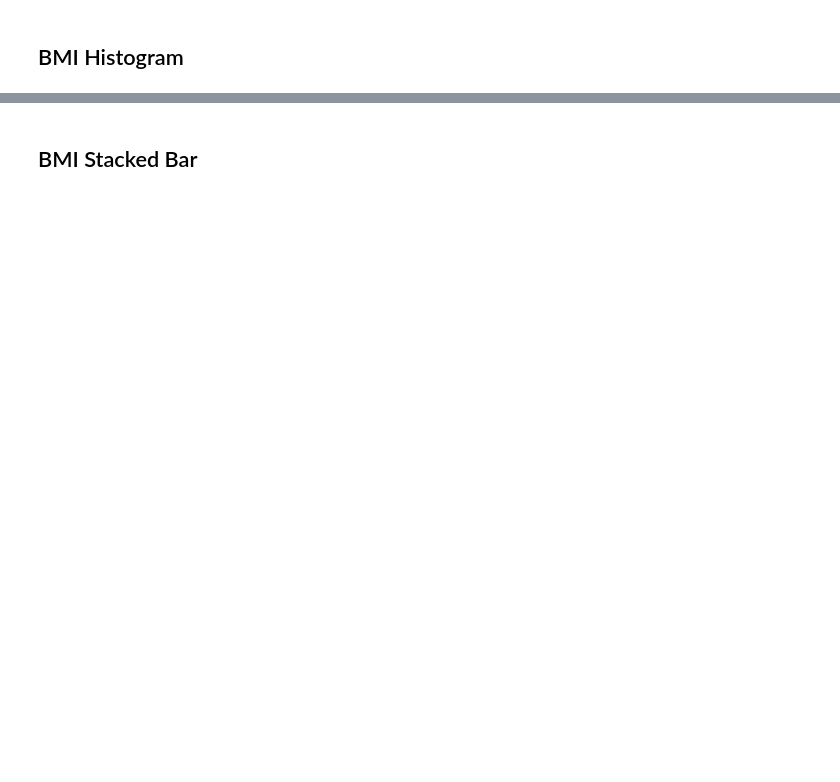
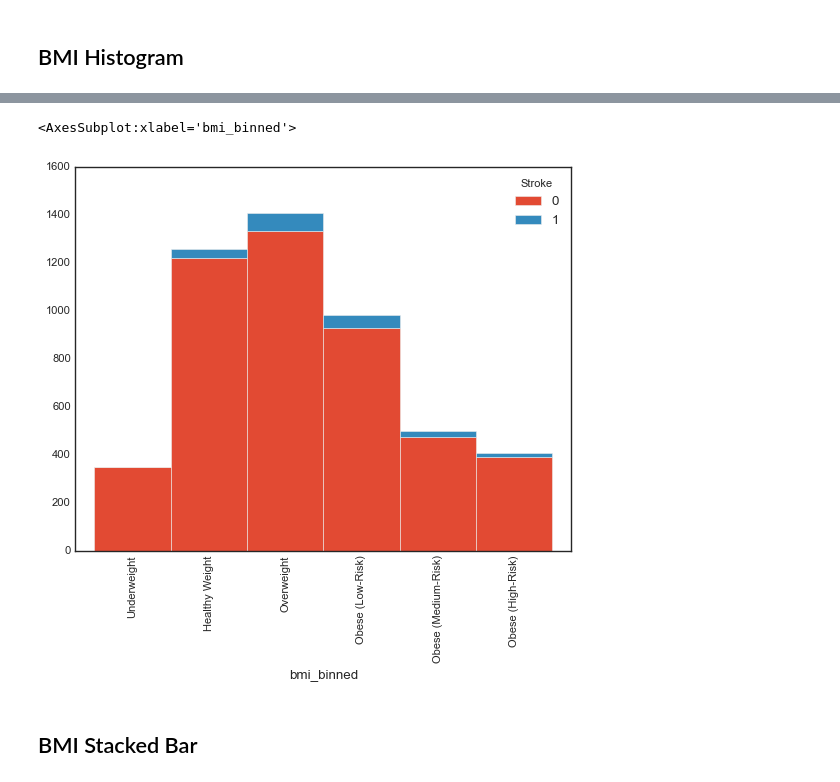
Before and after one commit to boborodono/San_Antonio_Machine_Learning_SAML, a Jupyter notebook: Wilder/Initial_EDA/Initial_EDA.ipynb, the cells around one changed output, grey strips where cells are left out. Drawn from its saved outputs; the diff is of its cells as text; code cells hidden in the pictures; blank space fills up the shorter version.

```diff
--- a/Wilder/Initial_EDA/Initial_EDA.ipynb
+++ b/Wilder/Initial_EDA/Initial_EDA.ipynb
@@ -97,7 +155,10 @@ def get_stacked_bar_chart(column):
     df_pct = df.groupby([column, "Stroke"])['Age'].count()
     # Create proper DataFrame's Format
     df_pct = df_pct.unstack()
-    return df_pct.plot.bar(stacked=True, figsize=(6.6), width=1);
+
+    plt.style.use(Style)
+
+    return df_pct.plot.bar(stacked=True, figsize=figure_size, width=1, align="center");
 # %% [markdown]
 ## GET_100_PERCENT_STACKED_BAR_CHART algorithm
 # %%
@@ -122,2 +194,5 @@ TypeError: from_bounds() argument after * must be an iterable, not float
 # %% [markdown]
 ## BMI Histogram
+# %%
+get_stacked_bar_chart('bmi_binned')
+# %% [output]
@@ -124,2 +200,4 @@ TypeError: from_bounds() argument after * must be an iterable, not float
+<AxesSubplot:xlabel='bmi_binned'>
+[figure, added]
 # %% [markdown]
 ## BMI Stacked Bar
```
Also changed, not shown: parts of 23 cells of this notebook, 14 other files.
